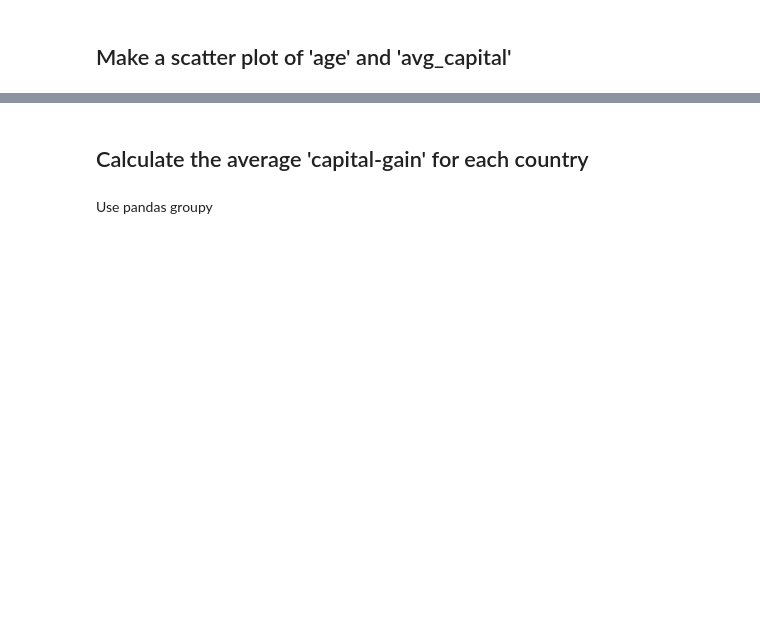
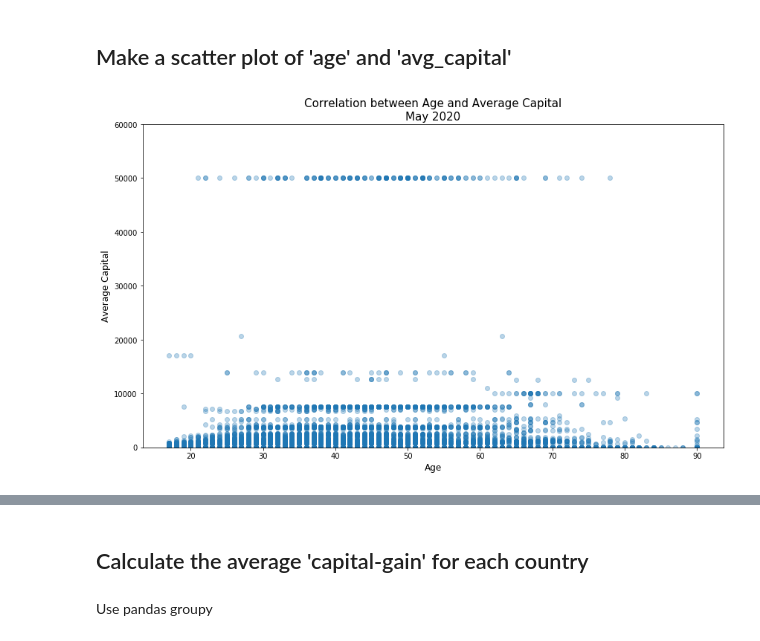
Before and after one commit to Naviden/Python_Introduction, a Jupyter notebook: Exercise.ipynb, the cells around one changed output, grey strips where cells are left out. Drawn from its saved outputs; the diff is of its cells as text; code cells hidden in the pictures; blank space fills up the shorter version.

```diff
--- a/Exercise.ipynb
+++ b/Exercise.ipynb
@@ -35,0 +115,2 @@ Don't forget to reset the index of the DataFrame
+# %%
+df['occupation'] = temp
@@ -37,3 +126,12 @@ Don't forget to reset the index of the DataFrame
 ## Create a new column containing the average value of 'capital-gain' and 'capital-loss'
 # %% [markdown]
 Name the new column as *avg_capitial*
+# %%
+df['avg_capitial'] = sum([df['capital-gain'] + df['capital-loss']]) / 2
+# %%
+df['avg_capitial'] = np.mean([df['capital-gain'], df['capital-loss']], axis=0)
+# %%
+tqdm.pandas()
+df['avg_capitial'] = df.progress_apply(lambda row: np.mean([row['capital-gain'],
+                                                            row['capital-loss']]),
+                                                            axis = 1)
@@ -40,2 +149,15 @@ Name the new column as *avg_capitial*
 # %% [markdown]
 ## Make a scatter plot of 'age' and 'avg_capital'
+# %%
+import matplotlib.pyplot as plt
+plt.rcParams['figure.figsize'] = 14, 8
+
+plt.scatter(df.age, df.avg_capitial, alpha=0.3 )
+plt.title('Correlation between Age and Average Capital\nMay 2020', fontsize=15)
+plt.xlabel('Age', fontsize= 12)
+plt.ylabel('Average Capital', fontsize= 12)
+plt.ylim(0, 60_000)
+#plt.savefig('Corr2020.png', dpi=600)
+plt.show()
+# %% [output]
+[figure, added]
```
Also changed, not shown: parts of 47 cells of this notebook, 4 other files.
